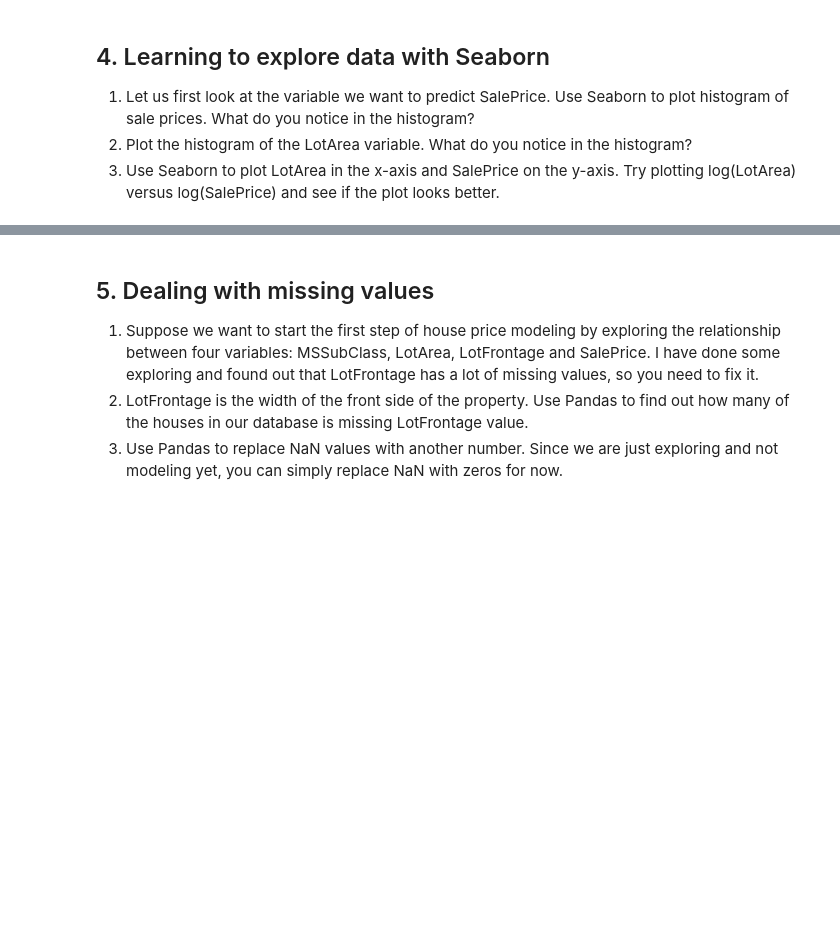
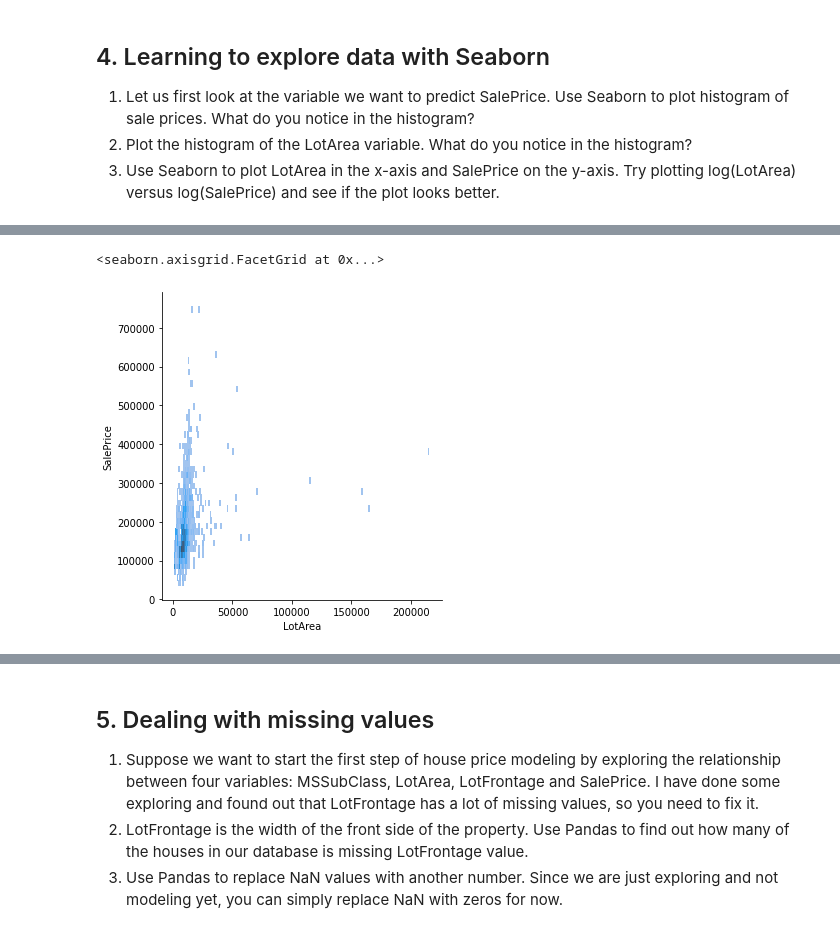
Before and after one commit to teerameth/FRA311-AI_Labs, a Jupyter notebook: Lab 1/lab01_notebook.ipynb, the cells around one changed output, grey strips where cells are left out. Saved outputs shown, nothing was run; the diff lists cells and outputs as text; code cells hidden in the pictures; blank space fills up the shorter version.

```diff
--- a/Lab 1/lab01_notebook.ipynb
+++ b/Lab 1/lab01_notebook.ipynb
@@ -13,0 +82,6 @@
+# %%
+# 4c) Plot LotArea in X-axis, SalePrice in Y-Axis
+sns.displot(dataset, x="LotArea", y="SalePrice")
+# %% [output]
+<seaborn.axisgrid.FacetGrid at 0x...>
+[figure, added]
```
Also changed, not shown: parts of 25 cells of this notebook, 7 other files.
